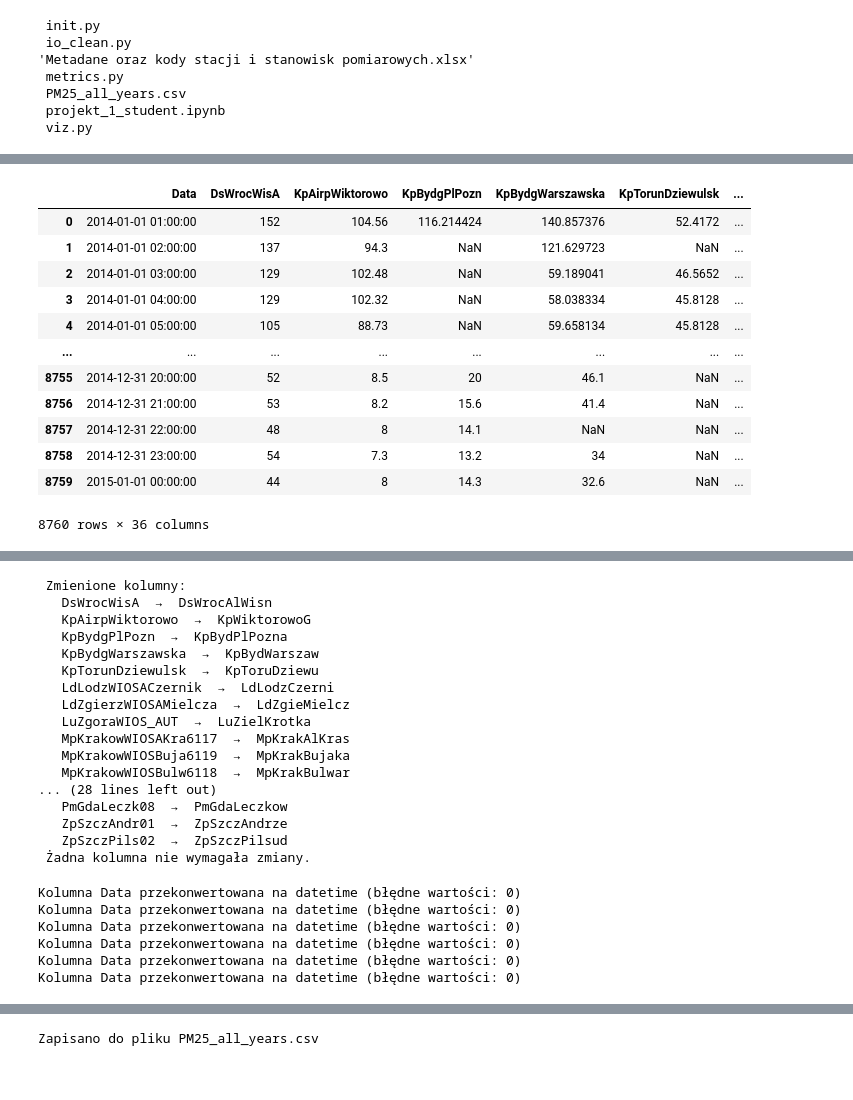
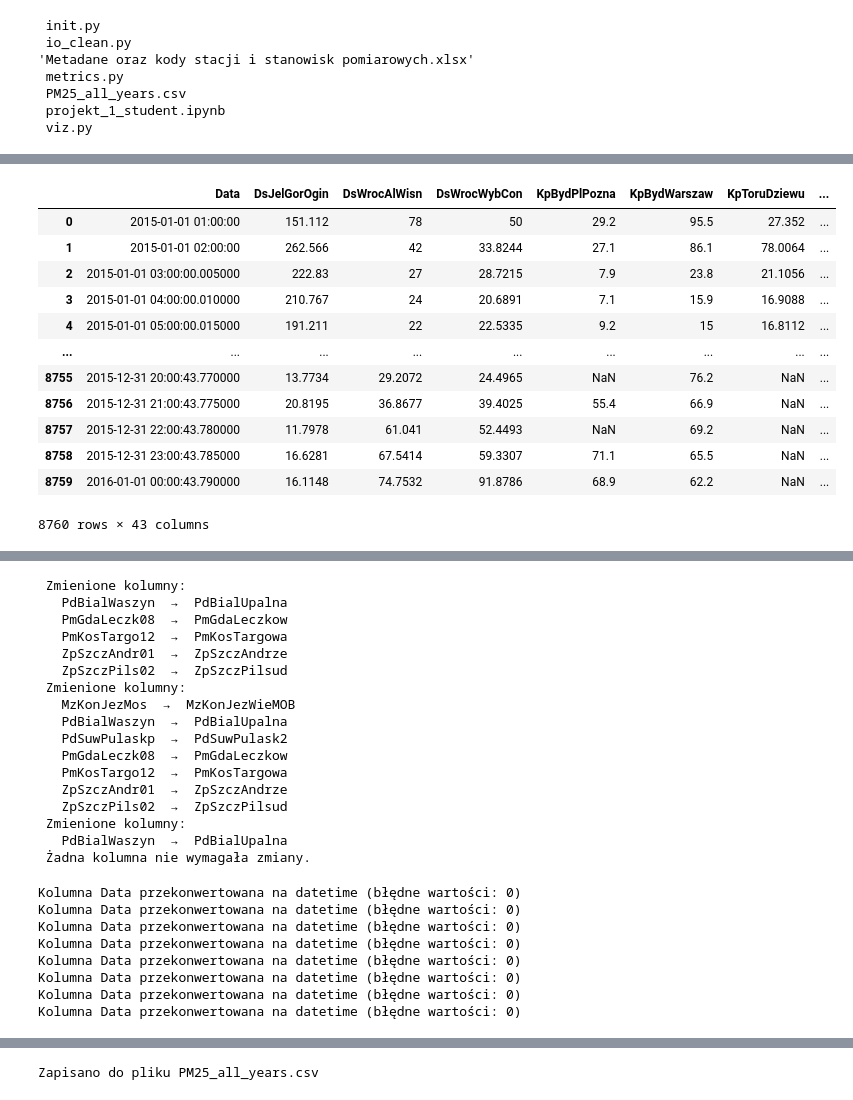
Before and after one commit to aleksandraburakowska1/projekt45, a Jupyter notebook: projekt_1_student.ipynb, the cells around one changed output, grey strips where cells are left out. Saved outputs shown, nothing was run; the diff lists cells and outputs as text; code cells hidden in the pictures.

```diff
--- a/projekt_1_student.ipynb
+++ b/projekt_1_student.ipynb
@@ -114,8 +117,9 @@ from Maly_projekt3_Ola_i_Michal.viz import (
 # %%
 # id archiwum dla poszczególnych lat
 gios_archive_url = "https://powietrze.gios.gov.pl/pjp/archives/downloadFile/"
-gios_url_ids = {2014: '302', 2019: '322', 2024: '582'}
-gios_pm25_file = {2014: '2014_PM2.5_1g.xlsx', 2019: '2019_PM25_1g.xlsx', 2024: '2024_PM25_1g.xlsx'}
+#zmieniam lata
+gios_url_ids = {2015: '236', 2018: '603', 2021: '486', 2024: '582'}
+gios_pm25_file = {2015: '2015_PM25_1g.xlsx', 2018: '2018_PM25_1g.xlsx', 2021: '2021_PM25_1g.xlsx', 2024: '2024_PM25_1g.xlsx'}
 meta_path = "/content/Maly_projekt3_Ola_i_Michal/Metadane oraz kody stacji i stanowisk pomiarowych.xlsx"
 dfmeta = load_gios_metadata(meta_path)
 
@@ -123,0 +196,4 @@ dfmeta = load_gios_metadata(meta_path)
+# %%
+rok = 2024
+datasets[rok] = download_gios_archive(rok, gios_url_ids[rok], gios_pm25_file[rok])
+datasets[2024].head(10)
@@ -124,6 +216,6 @@ dfmeta = load_gios_metadata(meta_path)
 # %%
 #zmiana zalecana przez prowadzącego
-lata = [2014, 2019, 2024]
+lata = [2015, 2018, 2021, 2024]
 
 datasets = {}
 for rok in lata:
@@ -189,25 +271,25 @@ old2new
 # %%
 #Zamiana wiersza "Kod stacji" na nagłówek i dodanie kolumny 'Data', żeby ujednolicić format
 #potem zmapuję stare kody stacji na nowe zgodnie z metadanymi (słownik powyżej)
 
 hdr = {}
 for rok in lata:
     hdr[rok] = use_station_header(cleaned[rok])
-hdr[2014]
+hdr[2015]
 # %% [output]
-|  | Data | DsWrocWisA | KpAirpWiktorowo | KpBydgPlPozn | KpBydgWarszawska | KpTorunDziewulsk | ... |
-| 0 | 2014-01-01 01:00:00 | 152 | 104.56 | 116.214424 | 140.857376 | 52.4172 | ... |
-| 1 | 2014-01-01 02:00:00 | 137 | 94.3 | NaN | 121.629723 | NaN | ... |
-| 2 | 2014-01-01 03:00:00 | 129 | 102.48 | NaN | 59.189041 | 46.5652 | ... |
-| 3 | 2014-01-01 04:00:00 | 129 | 102.32 | NaN | 58.038334 | 45.8128 | ... |
-| 4 | 2014-01-01 05:00:00 | 105 | 88.73 | NaN | 59.658134 | 45.8128 | ... |
-| ... | ... | ... | ... | ... | ... | ... | ... |
-| 8755 | 2014-12-31 20:00:00 | 52 | 8.5 | 20 | 46.1 | NaN | ... |
-| 8756 | 2014-12-31 21:00:00 | 53 | 8.2 | 15.6 | 41.4 | NaN | ... |
-| 8757 | 2014-12-31 22:00:00 | 48 | 8 | 14.1 | NaN | NaN | ... |
-| 8758 | 2014-12-31 23:00:00 | 54 | 7.3 | 13.2 | 34 | NaN | ... |
-| 8759 | 2015-01-01 00:00:00 | 44 | 8 | 14.3 | 32.6 | NaN | ... |
+|  | Data | DsJelGorOgin | DsWrocAlWisn | DsWrocWybCon | KpBydPlPozna | KpBydWarszaw | KpToruDziewu | ... |
+| 0 | 2015-01-01 01:00:00 | 151.112 | 78 | 50 | 29.2 | 95.5 | 27.352 | ... |
+| 1 | 2015-01-01 02:00:00 | 262.566 | 42 | 33.8244 | 27.1 | 86.1 | 78.0064 | ... |
+| 2 | 2015-01-01 03:00:00.005000 | 222.83 | 27 | 28.7215 | 7.9 | 23.8 | 21.1056 | ... |
+| 3 | 2015-01-01 04:00:00.010000 | 210.767 | 24 | 20.6891 | 7.1 | 15.9 | 16.9088 | ... |
+| 4 | 2015-01-01 05:00:00.015000 | 191.211 | 22 | 22.5335 | 9.2 | 15 | 16.8112 | ... |
+| ... | ... | ... | ... | ... | ... | ... | ... | ... |
+| 8755 | 2015-12-31 20:00:43.770000 | 13.7734 | 29.2072 | 24.4965 | NaN | 76.2 | NaN | ... |
+| 8756 | 2015-12-31 21:00:43.775000 | 20.8195 | 36.8677 | 39.4025 | 55.4 | 66.9 | NaN | ... |
+| 8757 | 2015-12-31 22:00:43.780000 | 11.7978 | 61.041 | 52.4493 | NaN | 69.2 | NaN | ... |
+| 8758 | 2015-12-31 23:00:43.785000 | 16.6281 | 67.5414 | 59.3307 | 71.1 | 65.5 | NaN | ... |
+| 8759 | 2016-01-01 00:00:43.790000 | 16.1148 | 74.7532 | 91.8786 | 68.9 | 62.2 | NaN | ... |
-8760 rows × 36 columns
+8760 rows × 43 columns
 # %%
 
 kod2miasto = build_kod2miasto(dfmeta)
@@ -236,21 +318,21 @@ for rok in lata:
     mapped[rok] = mapuj_kolumny_z_podgladem(hdr[rok], old2new)
 # %% [output]
  Zmienione kolumny:
-   DsWrocWisA  →  DsWrocAlWisn
-   KpAirpWiktorowo  →  KpWiktorowoG
-   KpBydgPlPozn  →  KpBydPlPozna
-   KpBydgWarszawska  →  KpBydWarszaw
-   KpTorunDziewulsk  →  KpToruDziewu
-   LdLodzWIOSACzernik  →  LdLodzCzerni
-   LdZgierzWIOSAMielcza  →  LdZgieMielcz
-   LuZgoraWIOS_AUT  →  LuZielKrotka
-   MpKrakowWIOSAKra6117  →  MpKrakAlKras
-   MpKrakowWIOSBuja6119  →  MpKrakBujaka
-   MpKrakowWIOSBulw6118  →  MpKrakBulwar
-... (28 lines left out)
+   PdBialWaszyn  →  PdBialUpalna
    PmGdaLeczk08  →  PmGdaLeczkow
+   PmKosTargo12  →  PmKosTargowa
    ZpSzczAndr01  →  ZpSzczAndrze
    ZpSzczPils02  →  ZpSzczPilsud
+ Zmienione kolumny:
+   MzKonJezMos  →  MzKonJezWieMOB
+   PdBialWaszyn  →  PdBialUpalna
+   PdSuwPulaskp  →  PdSuwPulask2
+   PmGdaLeczk08  →  PmGdaLeczkow
+   PmKosTargo12  →  PmKosTargowa
+   ZpSzczAndr01  →  ZpSzczAndrze
+   ZpSzczPils02  →  ZpSzczPilsud
+ Zmienione kolumny:
+   PdBialWaszyn  →  PdBialUpalna
  Żadna kolumna nie wymagała zmiany.
 # %%
 mapped_proc = {}
@@ -266,6 +348,8 @@ Kolumna Data przekonwertowana na datetime (błędne wartości: 0)
 Kolumna Data przekonwertowana na datetime (błędne wartości: 0)
 Kolumna Data przekonwertowana na datetime (błędne wartości: 0)
 Kolumna Data przekonwertowana na datetime (błędne wartości: 0)
+Kolumna Data przekonwertowana na datetime (błędne wartości: 0)
+Kolumna Data przekonwertowana na datetime (błędne wartości: 0)
 # %%
 df_all = pd.concat(
     [mapped_proc[rok] for rok in lata],
```
Also changed, not shown: parts of 21 cells of this notebook.
